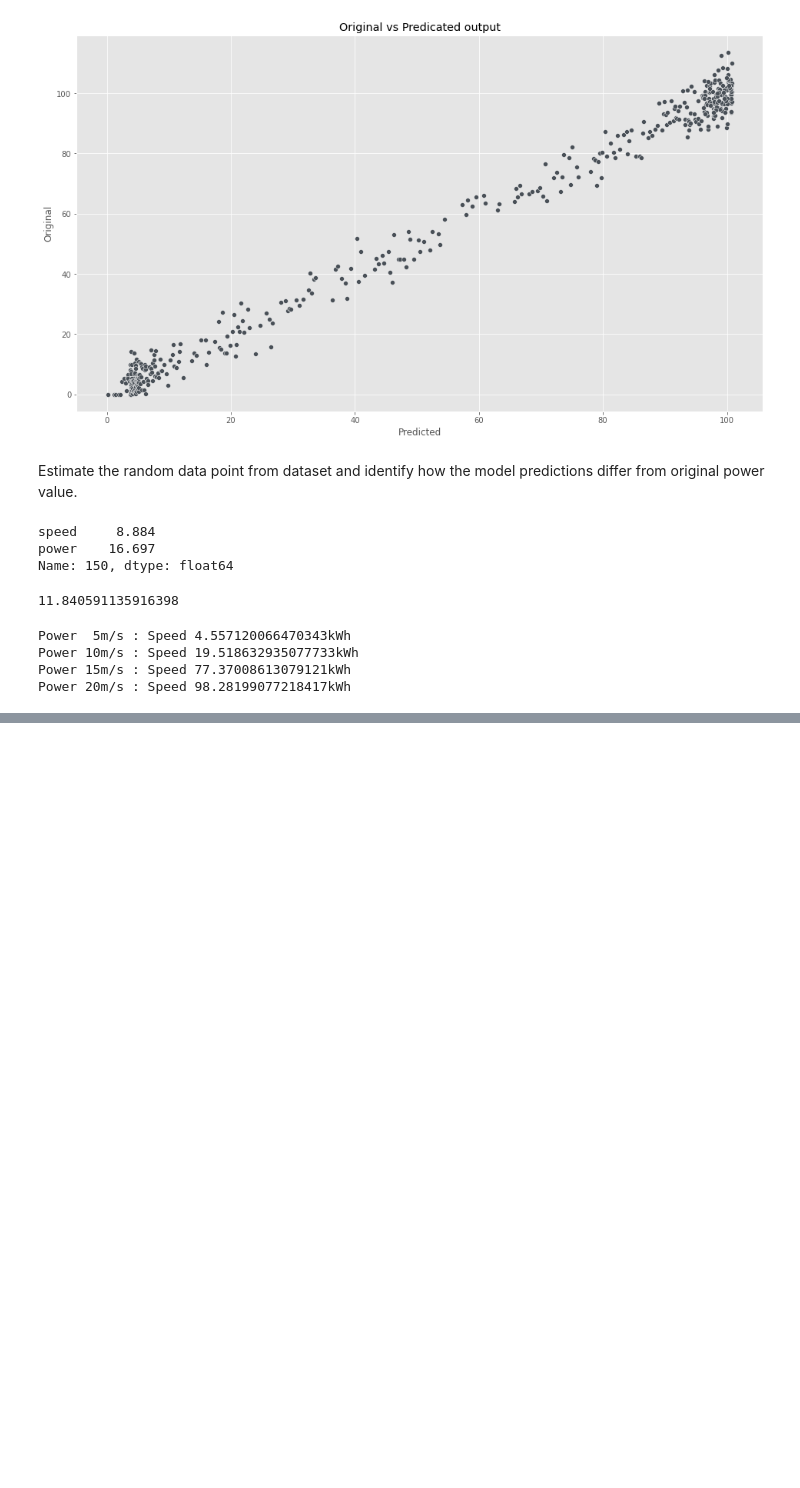
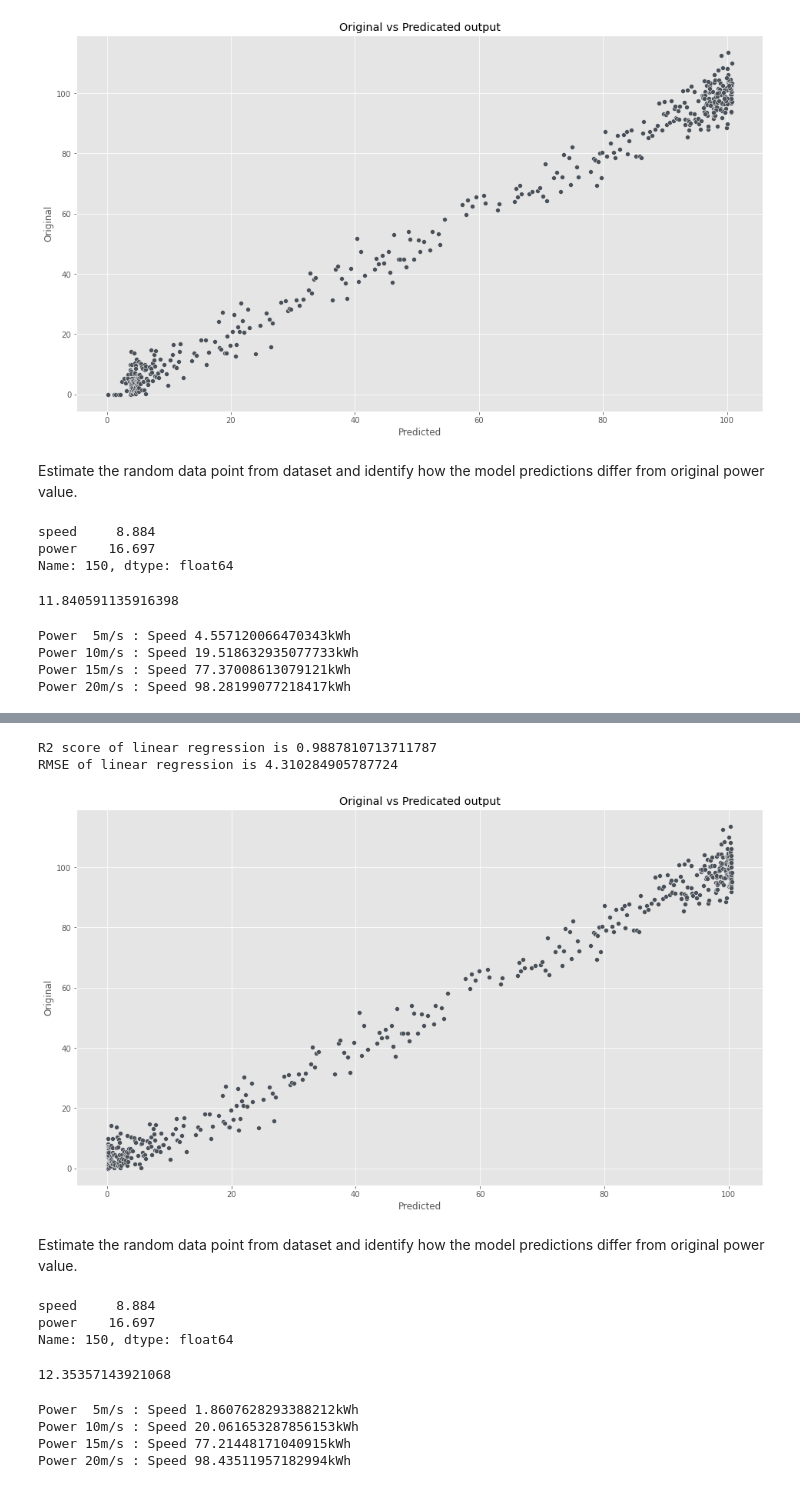
Before and after one commit to mizydorek/Machine-Learning-Project-2020, a Jupyter notebook: project.ipynb, the cells around one changed output, grey strips where cells are left out. Cells and saved outputs as stored; diff of their text form; code cells hidden in the pictures; blank space fills up the shorter version.

```diff
--- a/project.ipynb
+++ b/project.ipynb
@@ -451,0 +503,41 @@ Power 20m/s : Speed 98.28199077218417kWh
+# %%
+# Calculate the R-squared value.
+r2 = r2_score(y, func(speed, *popt))
+
+# Calculate Root Mean Squared Error.
+rmse = np.sqrt(mean_squared_error(power, func(speed, *popt)))
+
+print('''R2 score of linear regression is {}
+RMSE of linear regression is {}'''.format(r2, rmse))
+# %% [output]
+R2 score of linear regression is 0.9887810713711787
+RMSE of linear regression is 4.310284905787724
+# %%
+# Plot original versus predicted data.
+sns.scatterplot(func(speed, *popt), power).set(title='Original vs Predicated output', xlabel="Predicted", ylabel="Original");
+# %% [output]
+[figure, added]
+# %% [markdown]
+Estimate the random data point from dataset and identify how the model predictions differ from original power value.
+# %%
+# Random data point of dataset.
+df.iloc[150]
+# %% [output]
+speed     8.884
+power    16.697
+Name: 150, dtype: float64
+# %%
+func(8.884, *popt)
+# %% [output]
+12.35357143921068
+# %%
+# Calculate four data points to compare results with polynomial model.
+print('Power  5m/s : Speed ' + str(func(5, *popt)) + 'kWh\n'
+'Power 10m/s : Speed ' + str(func(10, *popt)) + 'kWh\n'
+'Power 15m/s : Speed ' + str(func(15, *popt)) + 'kWh\n'
+'Power 20m/s : Speed ' + str(func(20, *popt)) + 'kWh')
+# %% [output]
+Power  5m/s : Speed 1.8607628293388212kWh
+Power 10m/s : Speed 20.061653287856153kWh
+Power 15m/s : Speed 77.21448171040915kWh
+Power 20m/s : Speed 98.43511957182994kWh
```
Also changed, not shown: parts of 25 cells of this notebook.
